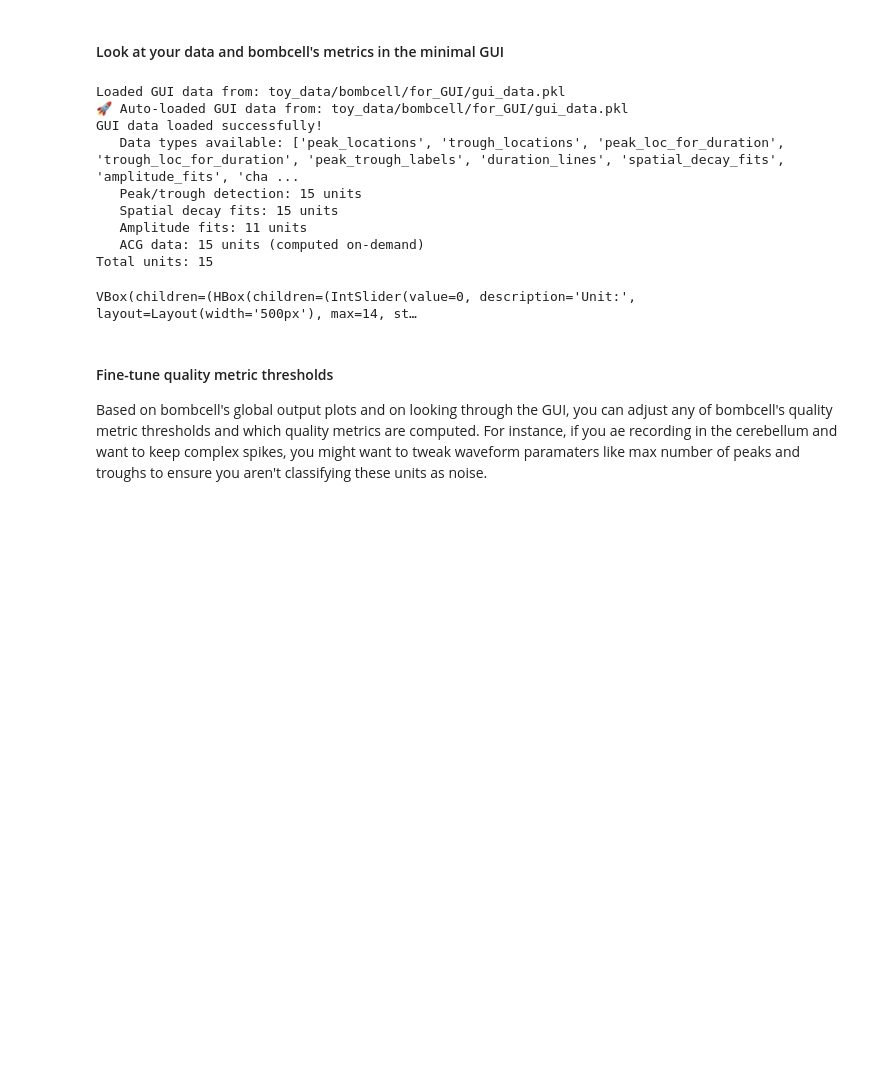
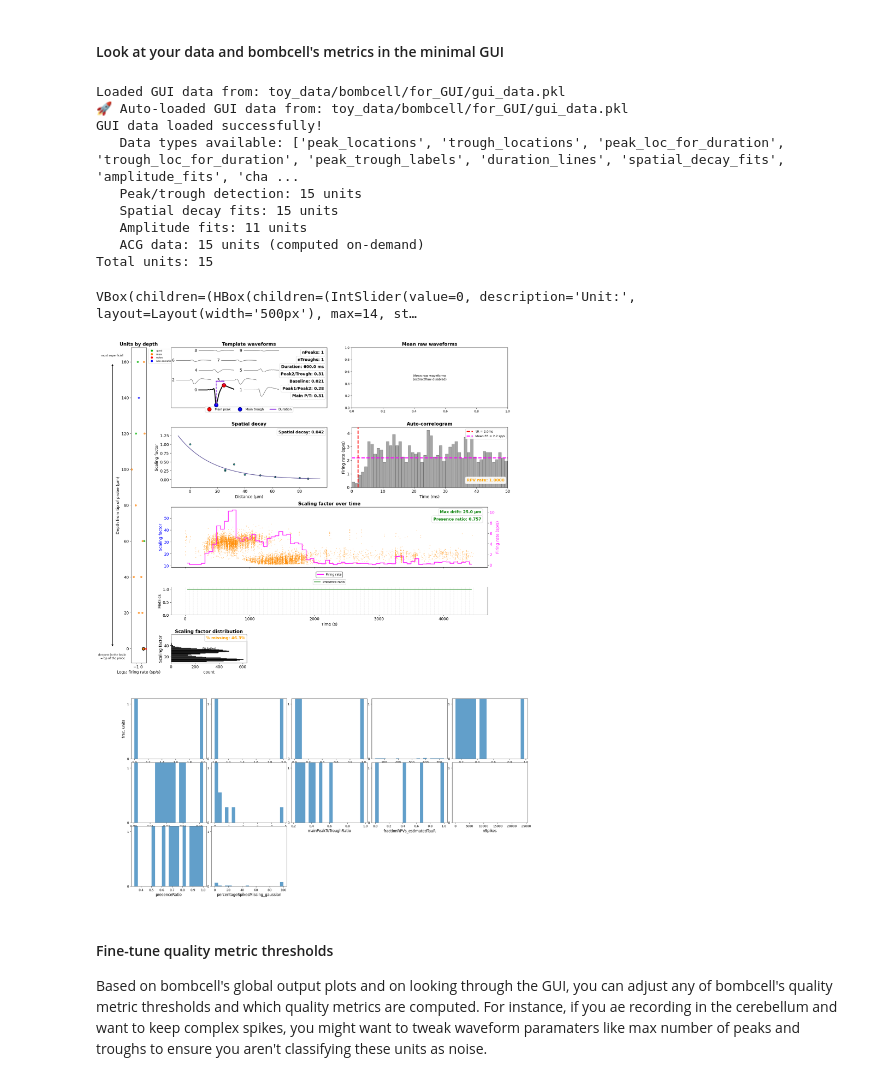
Before and after one commit to Julie-Fabre/bombcell, a Jupyter notebook: pyBombCell/Demos/BC_demo.ipynb, the cells around one changed output. Cells and saved outputs as stored; diff of their text form; code cells hidden in the pictures; blank space fills up the shorter version.

Commit message:
GUI portrait mode fix - 1

```diff
--- a/pyBombCell/Demos/BC_demo.ipynb
+++ b/pyBombCell/Demos/BC_demo.ipynb
@@ -223,27 +225,28 @@ quality_metrics_table.loc[units == u, :]
 # %%
 # Launch minimal GUI.
 # Ideally, take a look at your units for a few datasets so you can get an idea of which
 # paramaters will work best for your purposes.
-# change layout to your screen layout ('landscape' or 'portrait') fir the best visualization.
+# change layout to your screen layout ('landscape' or 'portrait') for the best visualization.
 gui = bc.unit_quality_gui(
     ks_dir=ks_dir,
     quality_metrics=quality_metrics,
     unit_types=unit_type,
     param=param,
     save_path=save_path,
-    layout='portrait',
+    layout = 'portrait'
 )
 # %% [output]
 Loaded GUI data from: toy_data/bombcell/for_GUI/gui_data.pkl
 🚀 Auto-loaded GUI data from: toy_data/bombcell/for_GUI/gui_data.pkl
 GUI data loaded successfully!
    Data types available: ['peak_locations', 'trough_locations', 'peak_loc_for_duration', 'trough_loc_for_duration', 'peak_trough_labels', 'duration_lines', 'spatial_decay_fits', 'amplitude_fits', 'cha ...
    Peak/trough detection: 15 units
    Spatial decay fits: 15 units
    Amplitude fits: 11 units
    ACG data: 15 units (computed on-demand)
 Total units: 15
 VBox(children=(HBox(children=(IntSlider(value=0, description='Unit:', layout=Layout(width='500px'), max=14, st…
+[figure, added]
 # %% [markdown]
 #### Fine-tune quality metric thresholds
 Based on bombcell's global output plots and on looking through the GUI, you can adjust any of bombcell's quality metric thresholds and which quality metrics are computed.
```
Also changed, not shown: parts of 4 cells of this notebook, 7 other files.
